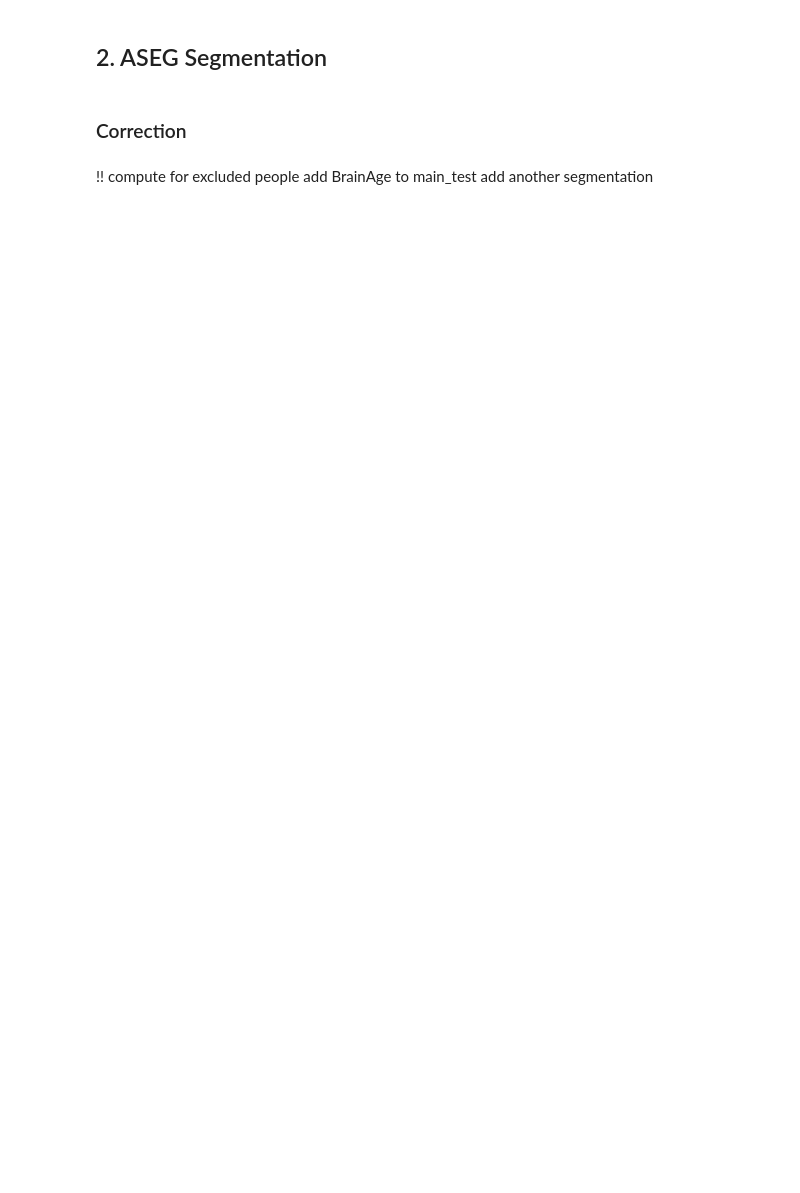
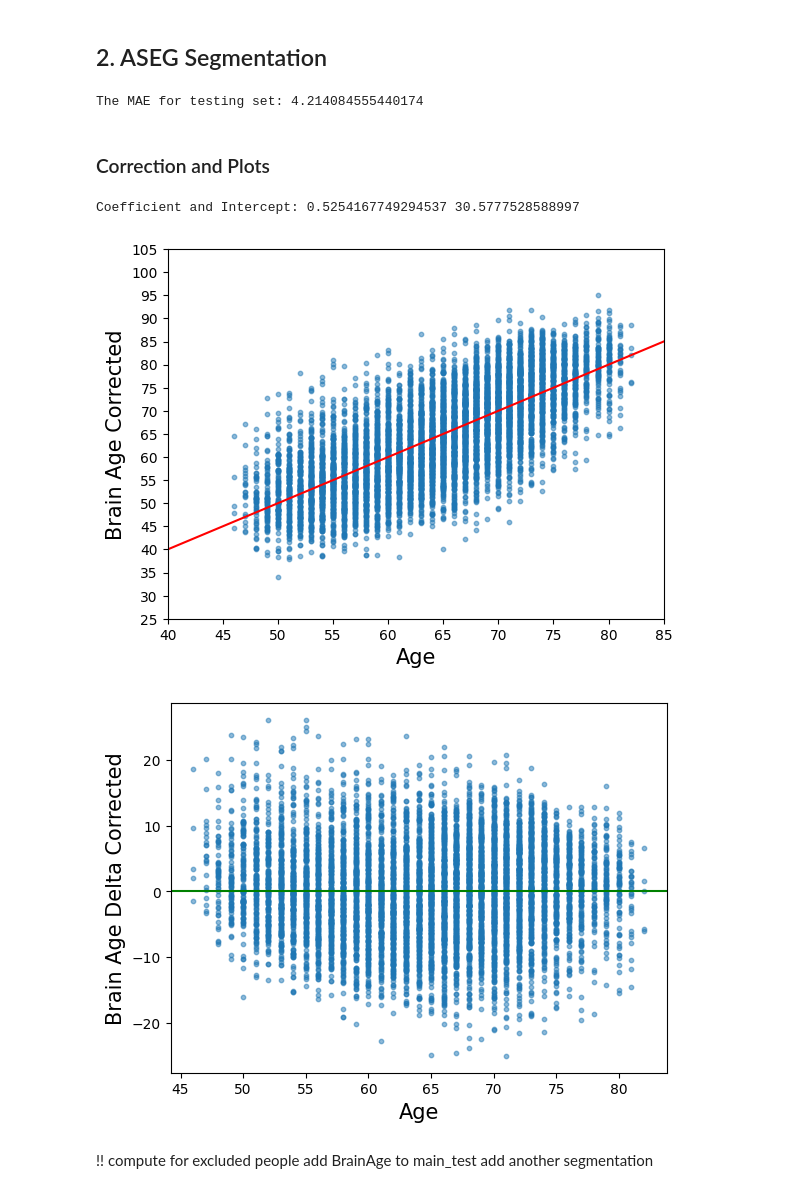
Before and after one commit to ivychad/Hanna, a Jupyter notebook: 3 BrainAge.ipynb, the cells around one changed output. Drawn from its saved outputs; the diff is of its cells as text; code cells hidden in the pictures; blank space fills up the shorter version.

```diff
--- a/3 BrainAge.ipynb
+++ b/3 BrainAge.ipynb
@@ -35,10 +47,7 @@ main_test_all = pd.DataFrame(main_test_all)
 # %% [markdown]
 ## 1. A2009s Segmentation (Thickness and Area)
 # %%
-main_test_reset = main_test
-main_train_reset = main_train
-brain_train_reset = brain_train
-brain_test_reset = brain_test
+
 
 # fresufer a2009s thickness area
 a2009s_train = brain_train.iloc[:,1657:2544:2]
@@ -55,6 +64,8 @@ a2009s_testing = a2009s_test.dropna(axis=0)
 a2009s_training = a2009s_train.dropna(axis=0)
 main_test = main_test.drop(nan_test)
 main_train = main_train.drop(nan_train)
+brain_test = brain_test.drop(nan_test)
+brain_train = brain_train.drop(nan_train)
 print(a2009s_testing.shape)
 
 # freesurfer a2009s
@@ -194,10 +202,10 @@ Coefficient and Intercept: 0.5254167749294537 30.5777528588997
 # %% [markdown]
 ## 2. ASEG Segmentation
 # %%
-brain_test = brain_test_reset
-brain_train = brain_train_reset
-main_test = main_test_reset
-main_train = main_train_reset
+# brain_test = brain_test_reset
+# brain_train = brain_train_reset
+# main_test = main_test_reset
+# main_train = main_train_reset
 
 # Freesurfer ASEG
 # select Freesurfer ASEG for training data
@@ -221,12 +229,19 @@ ASEG_testing = ASEG_test.dropna(axis=0)
 ASEG_training = ASEG_train.dropna(axis=0)
 main_test = main_test.drop(nan_test)
 main_train = main_train.drop(nan_train)
+brain_test = brain_test.drop(nan_test)
+brain_train = brain_train.drop(nan_train)
 
 # freesurfer aseg
 X_train = ASEG_training.iloc[:,:-1]
 Y_train = ASEG_training.iloc[:,-1]
 X_test = ASEG_testing.iloc[:,:-1]
 Y_test = ASEG_testing.iloc[:,-1]
+
+# standardize x-data
+scaler = StandardScaler()
+X_train_std = scaler.fit_transform(X_train)
+X_test_std = scaler.fit_transform(X_test)
 
 # model initialization - options to use Lasso, Ridge or SVM
 #model = LassoCV(alphas = alpha_parameters, max_iter=100000)
@@ -238,56 +253,58 @@ model.fit(X_train_std,Y_train)
 
 # get predicted values for test set
 y_pred = model.predict(X_test_std)
-#main_test["BA ASEG"] = y_pred
 
 # calculate brain age gap
 brain_age_delta = y_pred-Y_test
-#main_test["BA ASEG Delta"] = brain_age_delta
-
-# check whether brain age gap and age are correlated
-# correlation = stats.pearsonr(brain_age_delta, Y_test)
-# print(correlation)
 
 # get mean absolute error (MAE)
 print("The MAE for testing set:", mean_absolute_error(Y_test,y_pred))
+# %% [output]
+The MAE for testing set: 4.214084555440174
 # %% [markdown]
-### Correction
+### Correction and Plots
 # %%
 # reformat cross validation data for regression model
 y_pred_cv = np.asarray(y_pred_cv)
 y_pred_cv = np.reshape(y_pred_cv, (-1,1))
 Y_test_cv = np.asarray(Y_test_cv)
 Y_test_cv = np.reshape(Y_test_cv, (-1,1))
 
 # now using correction from the R code that's online from Cole
 reg = LinearRegression().fit(Y_test_cv, y_pred_cv)
 coef = float(reg.coef_)
 intercept = float(reg.intercept_)
 print("Coefficient and Intercept:", coef, intercept)
 
 # correction by cole
 function = lambda t: (t-intercept)/coef
 vfunc = np.vectorize(function)
-corr_brainage = vfunc(y_pred)
-corr_brainage_delta = corr_brainage-Y_test
+corr_brainage_2 = vfunc(y_pred)
+corr_brainage_delta_2 = corr_brainage_2-Y_test
+
+main_test_2 = main_test
+main_test_2["BA ASEG Corr"] = corr_brainage_2
+main_test_2["BA ASEG Delta Corr"] = corr_brainage_delta_2
 
 plt.figure()
-plt.scatter(Y_test, corr_brainage, alpha=0.5, s=10)
-#plt.axline((60,5), slope=-0.69, color="r")
-#plt.axline((60,0),slope=1, color = "g")
+plt.scatter(Y_test, corr_brainage_2, alpha=0.5, s=10)
 plt.ylabel("Brain Age Corrected", fontsize = 15)
 plt.axline((60,60), slope=1, color='r')
 plt.xlabel("Age", fontsize = 15)
 plt.xticks(range(40,90,5))
 plt.yticks(range(25,110,5))
 plt.show()
 
 plt.figure()
-plt.scatter(Y_test, corr_brainage_delta, alpha=0.5, s=10)
+plt.scatter(Y_test, corr_brainage_delta_2, alpha=0.5, s=10)
 plt.axline((60,0),slope=0, color = "g")
 plt.ylabel("Brain Age Delta Corrected", fontsize = 15)
 plt.xlabel("Age", fontsize = 15)
 plt.show()
+# %% [output]
+Coefficient and Intercept: 0.5254167749294537 30.5777528588997
+[figure, added]
+[figure, added]
 # %% [markdown]
 !! compute for excluded people
 add BrainAge to main_test
```
Also changed, not shown: parts of 17 cells of this notebook, 3 other files.
